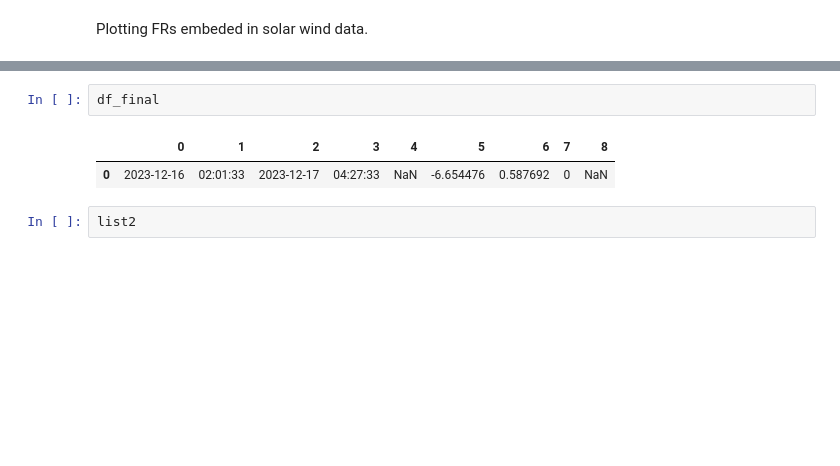
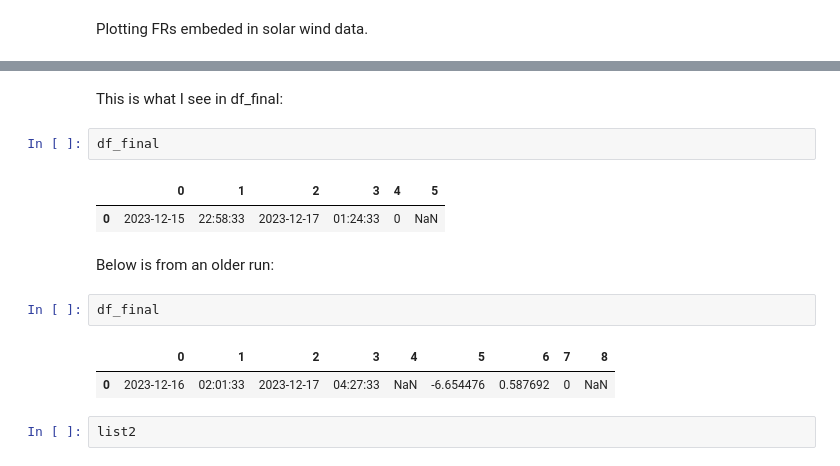
Before and after one commit to spal4532/DeepFRi-and-DicFR, a Jupyter notebook: main.ipynb, the cells around one changed output, grey strips where cells are left out. Cells and saved outputs as stored; diff of their text form; blank space fills up the shorter version.

```diff
--- a/main.ipynb
+++ b/main.ipynb
@@ -113,3 +150,12 @@ if os.path.getsize(imgPath+'Final_list.txt') != 0:
+# %% [markdown]
+This is what I see in df_final:
+# %%
+df_final
+# %% [output]
+|  | 0 | 1 | 2 | 3 | 4 | 5 |
+| 0 | 2023-12-15 | 22:58:33 | 2023-12-17 | 01:24:33 | 0 | NaN |
+# %% [markdown]
+Below is from an older run:
 # %%
 df_final
 # %% [output]
```
Also changed, not shown: parts of 5 cells of this notebook, 3 other files.
